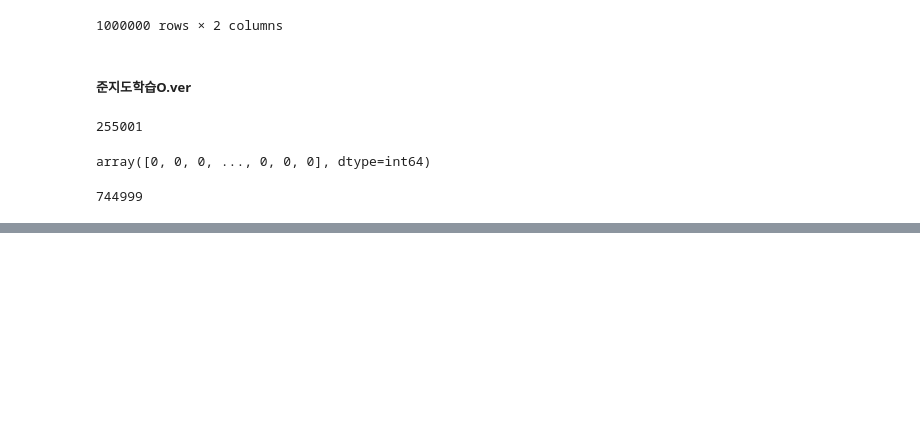
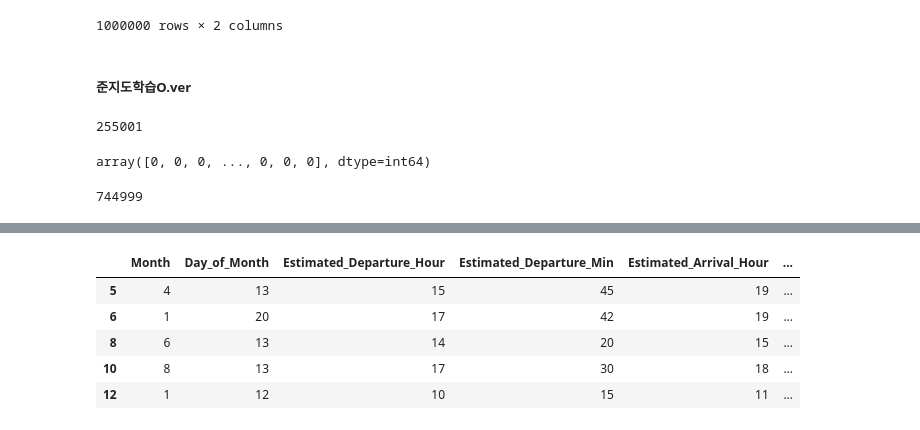
Before and after one commit to ParkGyuho/dacon_flight, a Jupyter notebook: 02.DataPreprocessing.ipynb, the cells around one changed output, grey strips where cells are left out. Drawn from its saved outputs; the diff is of its cells as text; code cells hidden in the pictures; blank space fills up the shorter version.

```diff
--- a/02.DataPreprocessing.ipynb
+++ b/02.DataPreprocessing.ipynb
@@ -862,0 +879,9 @@ len(unlabeled_y_train)
+# %%
+labeled_X_train.head()
+# %% [output]
+|  | Month | Day_of_Month | Estimated_Departure_Hour | Estimated_Departure_Min | Estimated_Arrival_Hour | ... |
+| 5 | 4 | 13 | 15 | 45 | 19 | ... |
+| 6 | 1 | 20 | 17 | 42 | 19 | ... |
+| 8 | 6 | 13 | 14 | 20 | 15 | ... |
+| 10 | 8 | 13 | 17 | 30 | 18 | ... |
+| 12 | 1 | 12 | 10 | 15 | 11 | ... |
```
Also changed, not shown: parts of 1 cell of this notebook.
